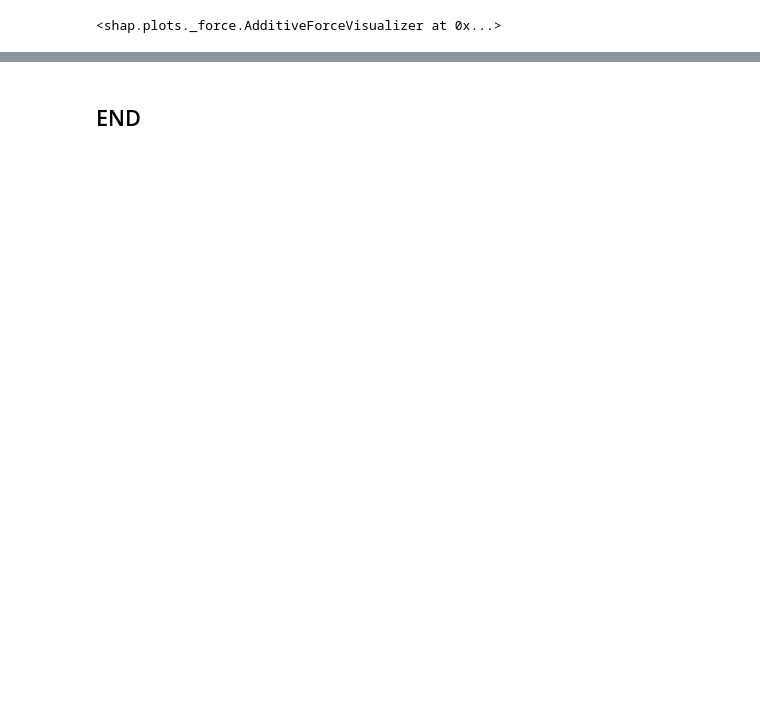
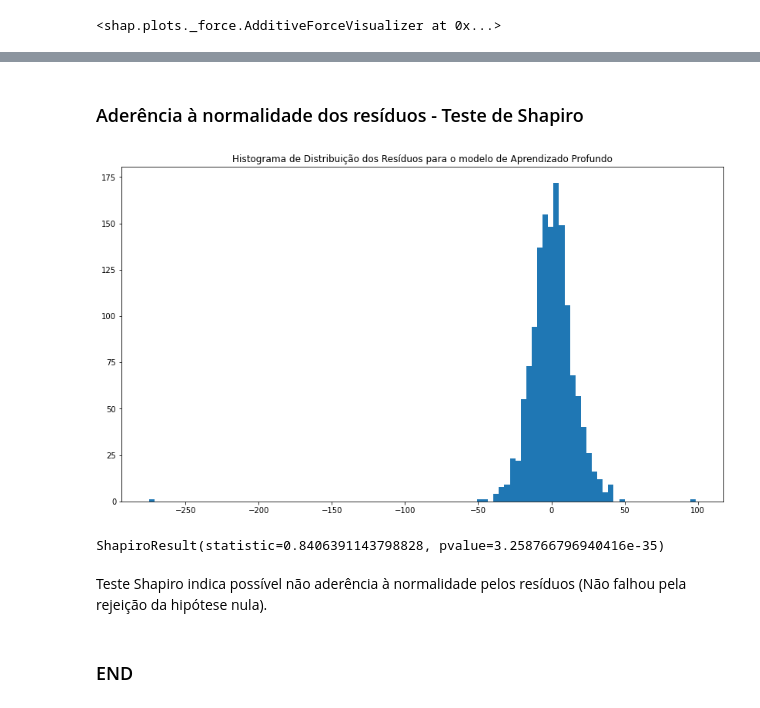
Before and after one commit to mcolazin/tcc_jupyter_new, a Jupyter notebook: part_8_regression_with_dnn.ipynb, the cells around one changed output, grey strips where cells are left out. Drawn from its saved outputs; the diff is of its cells as text; code cells hidden in the pictures; blank space fills up the shorter version.

Commit message:
Add files via upload
Test Shapiro for residuals (normality).

Model retrain for 1000 epochs.

```diff
--- a/part_8_regression_with_dnn.ipynb
+++ b/part_8_regression_with_dnn.ipynb
@@ -168,2 +168,22 @@ shap.force_plot(explain_model.expected_value[0], shap_values[0][0],
 # %% [markdown]
-## END
+### Aderência à normalidade dos resíduos - Teste de Shapiro
+# %%
+y_hat = model.predict(x_test)
+residuals = y_test - y_hat
+# %%
+plt.figure(figsize=(14,8))
+plt.title("Histograma de Distribuição dos Resíduos para o modelo de Aprendizado Profundo")
+plt.hist(x= residuals, bins=100)
+plt.show()
+# %% [output]
+[figure, added]
+# %%
+from scipy import stats
+
+stats.shapiro(residuals)
+# %% [output]
+ShapiroResult(statistic=0.8406391143798828, pvalue=3.258766796940416e-35)
+# %% [markdown]
+Teste Shapiro indica possível não aderência à normalidade pelos resíduos (Não falhou pela rejeição da hipótese nula).
+# %% [markdown]
+### END
```
Also changed, not shown: parts of 7 cells of this notebook.
